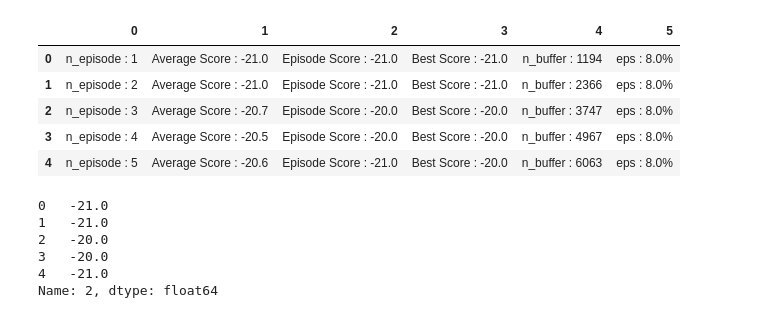
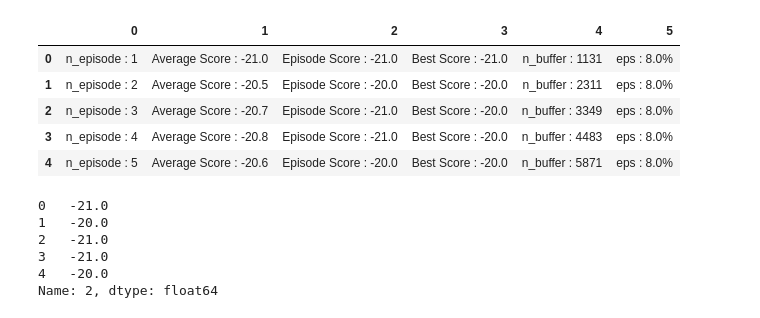
Before and after one commit to RyanGale-AK/DQN, a Jupyter notebook: DQN_stats.ipynb, the cells around one changed output. Drawn from its saved outputs; the diff is of its cells as text; code cells hidden in the pictures.

```diff
--- a/DQN_stats.ipynb
+++ b/DQN_stats.ipynb
@@ -17,15 +17,15 @@ line_plot.show()
 [interactive output not drawn]
 # %%
 import pandas as pd
-stats = pd.read_csv('log/dqn.out', header=None)
+stats = pd.read_csv('log/dqn4.out', header=None)
 stats.head()
 # %% [output]
 |  | 0 | 1 | 2 | 3 | 4 | 5 |
-| 0 | n_episode : 1 | Average Score : -21.0 | Episode Score : -21.0 | Best Score : -21.0 | n_buffer : 1194 | eps : 8.0% |
-| 1 | n_episode : 2 | Average Score : -21.0 | Episode Score : -21.0 | Best Score : -21.0 | n_buffer : 2366 | eps : 8.0% |
-| 2 | n_episode : 3 | Average Score : -20.7 | Episode Score : -20.0 | Best Score : -20.0 | n_buffer : 3747 | eps : 8.0% |
-| 3 | n_episode : 4 | Average Score : -20.5 | Episode Score : -20.0 | Best Score : -20.0 | n_buffer : 4967 | eps : 8.0% |
-| 4 | n_episode : 5 | Average Score : -20.6 | Episode Score : -21.0 | Best Score : -20.0 | n_buffer : 6063 | eps : 8.0% |
+| 0 | n_episode : 1 | Average Score : -21.0 | Episode Score : -21.0 | Best Score : -21.0 | n_buffer : 1131 | eps : 8.0% |
+| 1 | n_episode : 2 | Average Score : -20.5 | Episode Score : -20.0 | Best Score : -20.0 | n_buffer : 2311 | eps : 8.0% |
+| 2 | n_episode : 3 | Average Score : -20.7 | Episode Score : -21.0 | Best Score : -20.0 | n_buffer : 3349 | eps : 8.0% |
+| 3 | n_episode : 4 | Average Score : -20.8 | Episode Score : -21.0 | Best Score : -20.0 | n_buffer : 4483 | eps : 8.0% |
+| 4 | n_episode : 5 | Average Score : -20.6 | Episode Score : -20.0 | Best Score : -20.0 | n_buffer : 5871 | eps : 8.0% |
 # %%
 def stripScore(x):
     return float(x.strip().split(' : ')[1])
@@ -33,10 +33,10 @@ scores = stats[2].apply(lambda x: stripScore(x))
 scores.head()
 # %% [output]
 0   -21.0
-1   -21.0
-2   -20.0
-3   -20.0
-4   -21.0
+1   -20.0
+2   -21.0
+3   -21.0
+4   -20.0
 Name: 2, dtype: float64
 # %%
 scores.plot()
```
Also changed, not shown: parts of 1 cell of this notebook, 11 other files.
